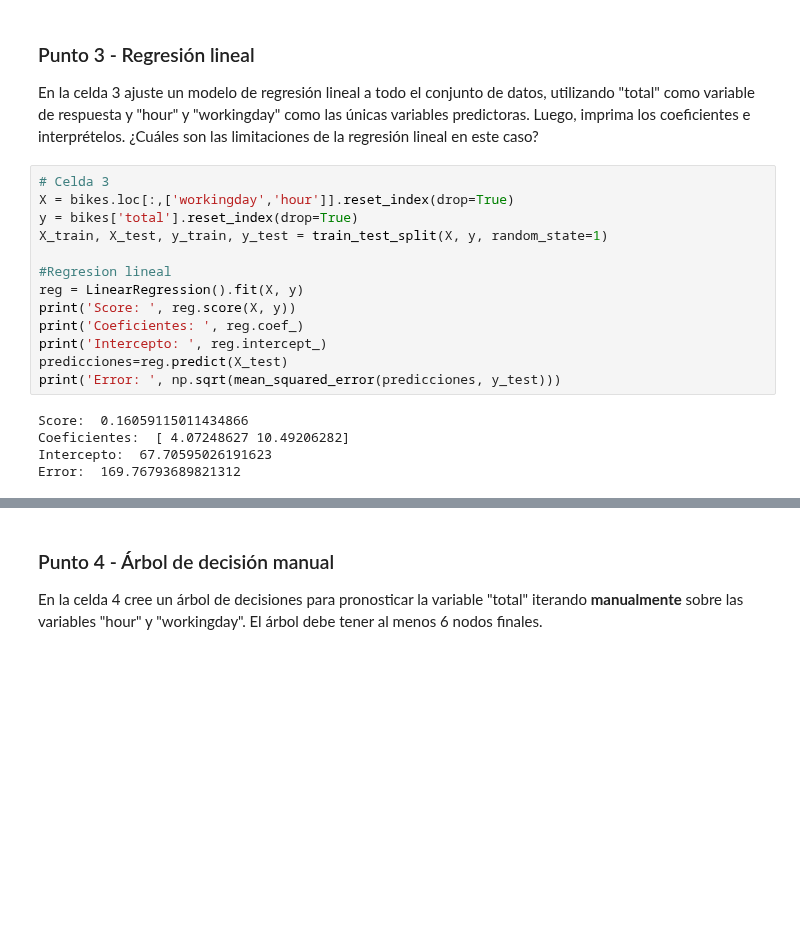
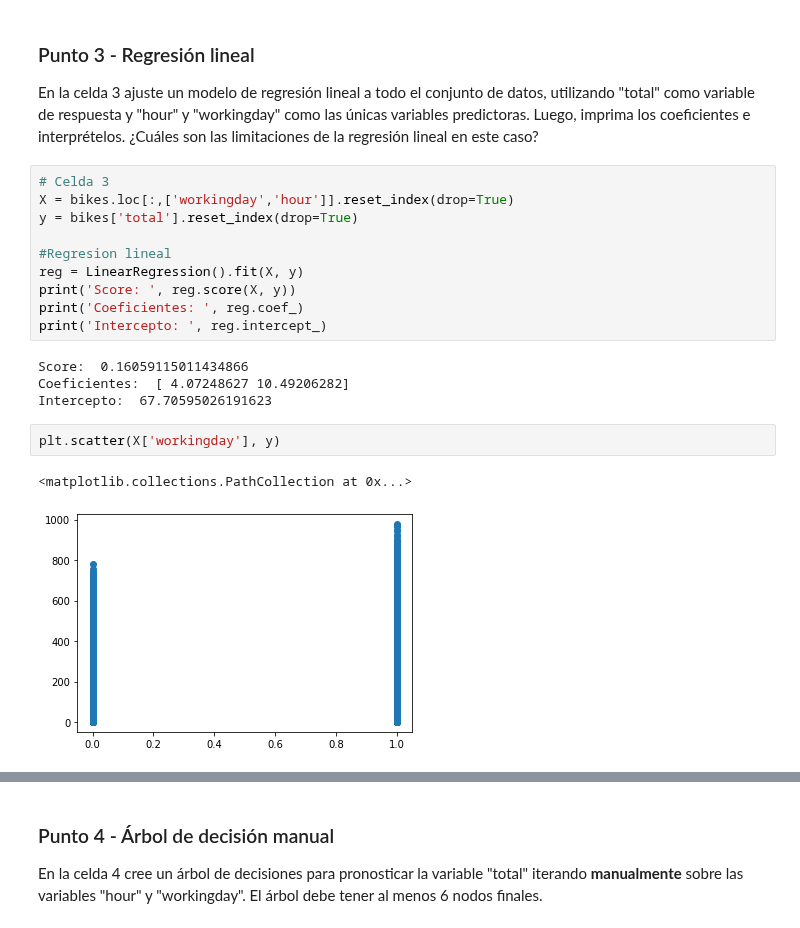
Before and after one commit to dsmunoz34/ML_NLP, a Jupyter notebook: Semana 1/S1TC1_arboles_ensamblajes.ipynb, the cells around one changed output, grey strips where cells are left out. Cells and saved outputs as stored; diff of their text form; blank space fills up the shorter version.

```diff
--- a/Semana 1/S1TC1_arboles_ensamblajes.ipynb
+++ b/Semana 1/S1TC1_arboles_ensamblajes.ipynb
@@ -138,17 +138,18 @@ En la celda 3 ajuste un modelo de regresión lineal a todo el conjunto de datos,
 # Celda 3
 X = bikes.loc[:,['workingday','hour']].reset_index(drop=True)
 y = bikes['total'].reset_index(drop=True)
-X_train, X_test, y_train, y_test = train_test_split(X, y, random_state=1)
 
 #Regresion lineal
 reg = LinearRegression().fit(X, y)
 print('Score: ', reg.score(X, y))
 print('Coeficientes: ', reg.coef_)
 print('Intercepto: ', reg.intercept_)
-predicciones=reg.predict(X_test)
-print('Error: ', np.sqrt(mean_squared_error(predicciones, y_test)))
 # %% [output]
 Score:  0.16059115011434866
 Coeficientes:  [ 4.07248627 10.49206282]
 Intercepto:  67.70595026191623
-Error:  169.76793689821312
+# %%
+plt.scatter(X['workingday'], y)
+# %% [output]
+<matplotlib.collections.PathCollection at 0x...>
+[figure, added]
```
Also changed, not shown: parts of 7 cells of this notebook.
